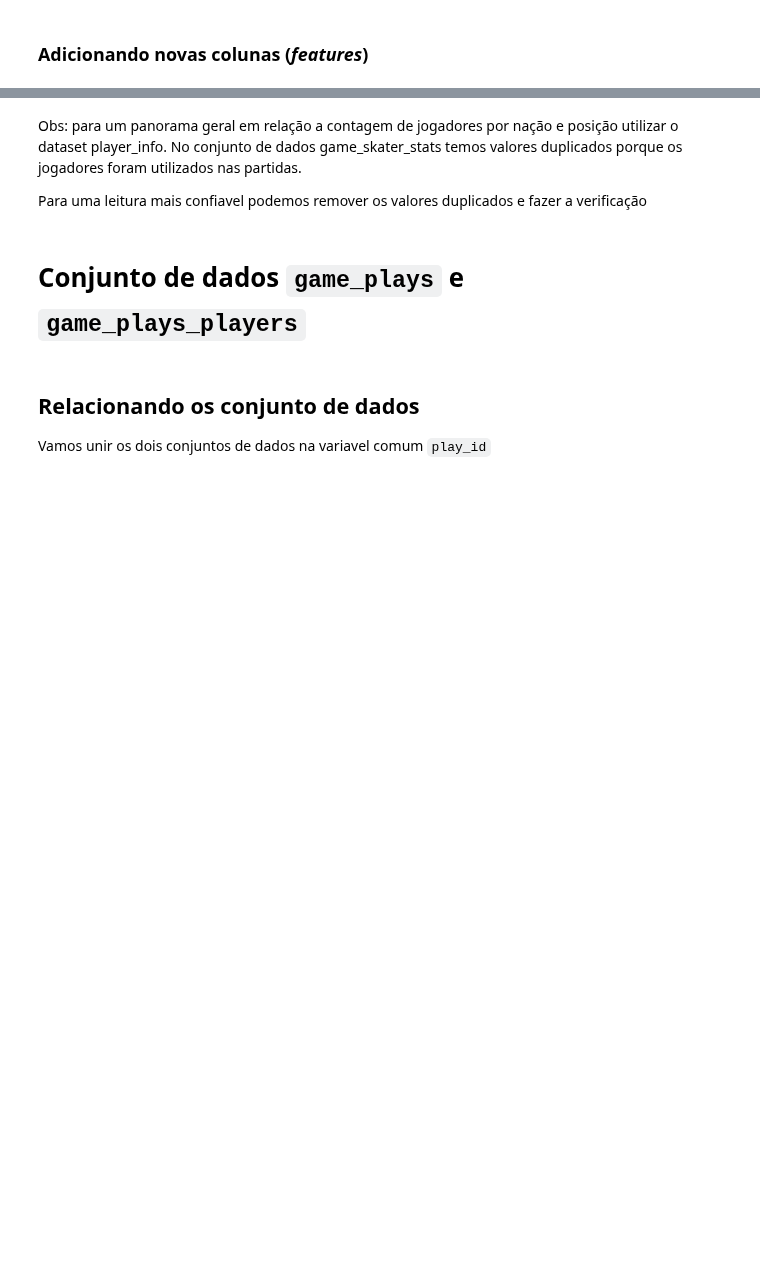
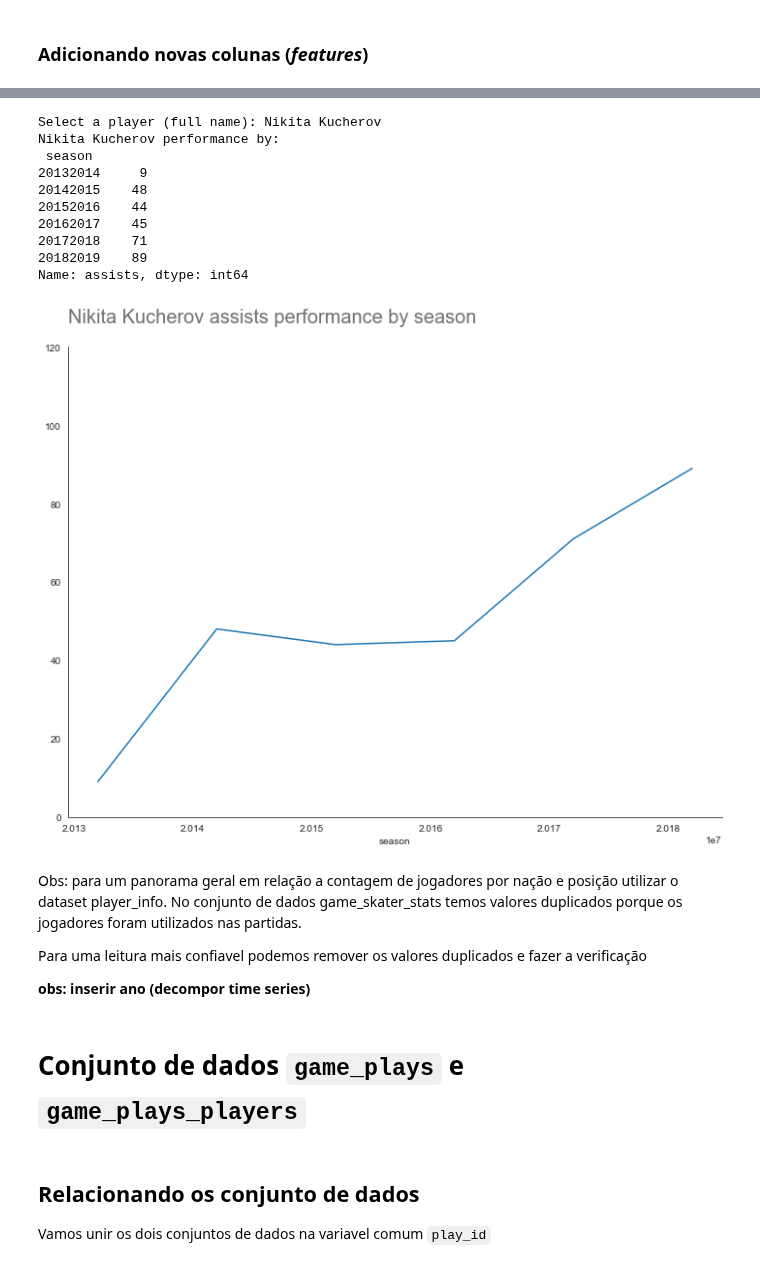
Before and after one commit to DanOakStats/NHL, a Jupyter notebook: data_cleaning.ipynb, the cells around one changed output, grey strips where cells are left out. Drawn from its saved outputs; the diff is of its cells as text; code cells hidden in the pictures; blank space fills up the shorter version.

```diff
--- a/data_cleaning.ipynb
+++ b/data_cleaning.ipynb
@@ -429,7 +566,39 @@ game_skater_stats.sample(5)
+# %%
+# player number of goals performance through seasons
+player_name = input("Select a player (full name): ")
+player_assists_performance = game_skater_stats[game_skater_stats['player_name']== player_name]
+print(f"{player_name} performance by:  \n {player_assists_performance.groupby(['season'])['assists'].sum()}")
+
+# plotting
+fig, ax = plt.subplots(figsize=(10, 8))
+player_assists_performance.groupby(['season'])['assists'].sum().plot(ax=ax)
+# titles
+ax.set_title(player_name +" assists performance by season", loc='left', fontsize=20, pad=25, alpha=0.65)
+
+# styling
+ax.spines['top'].set_visible(False)
+ax.spines['right'].set_visible(False)
+ax.set_ylim(0,120)
+
+plt.tight_layout()
+# %% [output]
+Select a player (full name): Nikita Kucherov
+Nikita Kucherov performance by:
+ season
+20132014     9
+20142015    48
+20152016    44
+20162017    45
+20172018    71
+20182019    89
+Name: assists, dtype: int64
+[figure, added]
 # %% [markdown]
 Obs: para um panorama geral em relação a contagem de jogadores por nação e posição utilizar o dataset player_info. No conjunto de dados game_skater_stats temos valores duplicados porque os jogadores foram utilizados nas partidas.
 
 Para uma leitura mais confiavel podemos remover os valores duplicados e fazer a verificação
+
+**obs: inserir ano (decompor time series)**
 # %% [markdown]
 # Conjunto de dados `game_plays` e `game_plays_players`
 # %%
```
Also changed, not shown: parts of 29 cells of this notebook.
